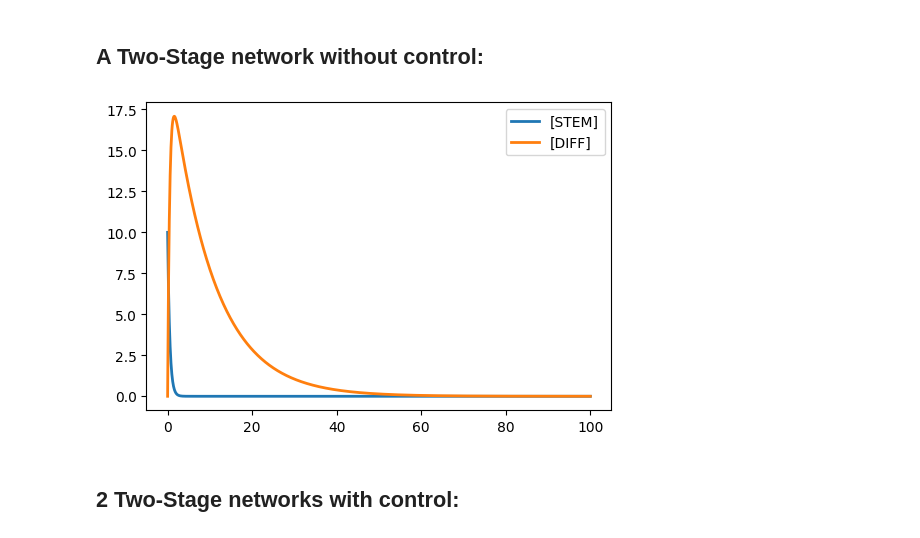
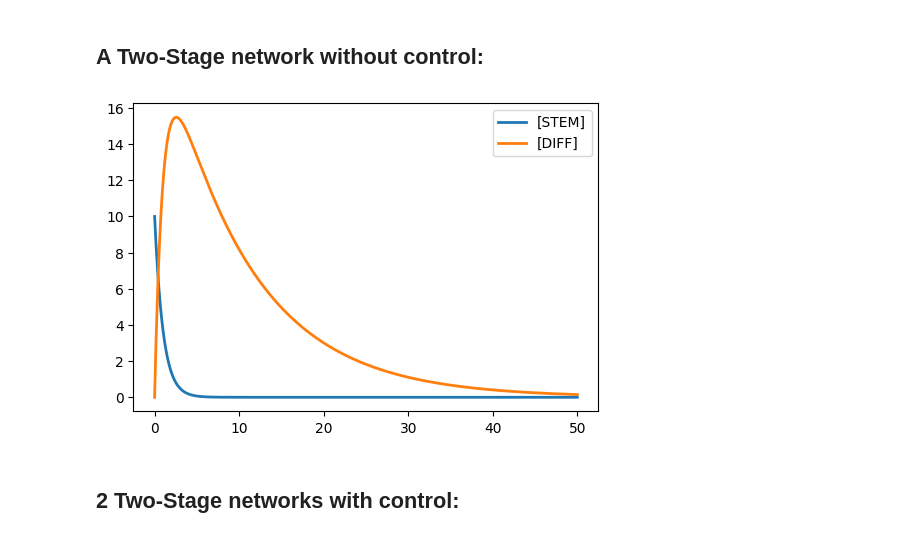
Before and after one commit to JulianoGianlupi/tellurium-nanohub-base, a Jupyter notebook: Nanohub_project.ipynb, the cells around one changed output. Drawn from its saved outputs; the diff is of its cells as text; code cells hidden in the pictures.

```diff
--- a/Nanohub_project.ipynb
+++ b/Nanohub_project.ipynb
@@ -34,7 +38,9 @@ The most simple and generalized model of the control dynamics between cell popul
 # %%
+# Defining two stage model generator.
+
 def twoCompartmentModel(STEM='1', DIFF='0',
                         L='0.5', P='0.5', D='0.1',
-                        Control=['1','1'], Events=[]):
+                        Control=['1','1','1'], Events=[]):
 
     eventString = '\n'.join(Events)
 
@@ -53,7 +59,7 @@ def twoCompartmentModel(STEM='1', DIFF='0',
     ES_D:  STEM -> DIFF; {P} * 2 * {L} * STEM * ({Control[1]});
 
     # Rate of Death of Differentiated Cells
-    ED_D: DIFF -> ; {D} * DIFF;
+    ED_D: DIFF -> ; {D} * DIFF * ({Control[2]});
 
     #Events
     {eventString}
@@ -63,14 +69,14 @@ def twoCompartmentModel(STEM='1', DIFF='0',
 # %%
 NoControl = twoCompartmentModel(
   STEM='10', DIFF='0',
-  L='2',P='1',D='0.1',
-  Control=['1','1', '1'],
+  L='1',P='1',D='0.1',
+  Control=['1', '1', '1'],
   Events=[])
 r = te.loada(NoControl)
-s = r.simulate(0, 100, 1000) #, ['time','STEM','DIFF'])
+s = r.simulate(0, 50, 10000)
 r.plot(s)
 # %% [output]
-[figure, old version]
+[figure, new version]
 # %% [markdown]
 ## 2 Two-Stage networks with control:
 # %% [markdown]
```
Also changed, not shown: parts of 23 cells of this notebook.
